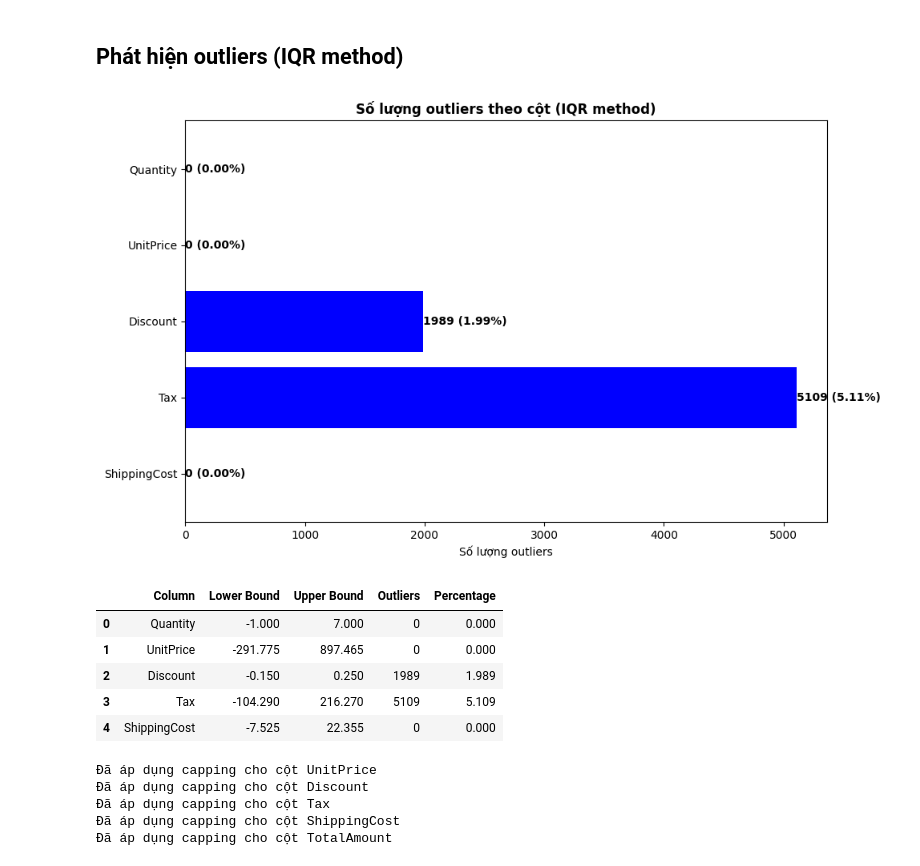
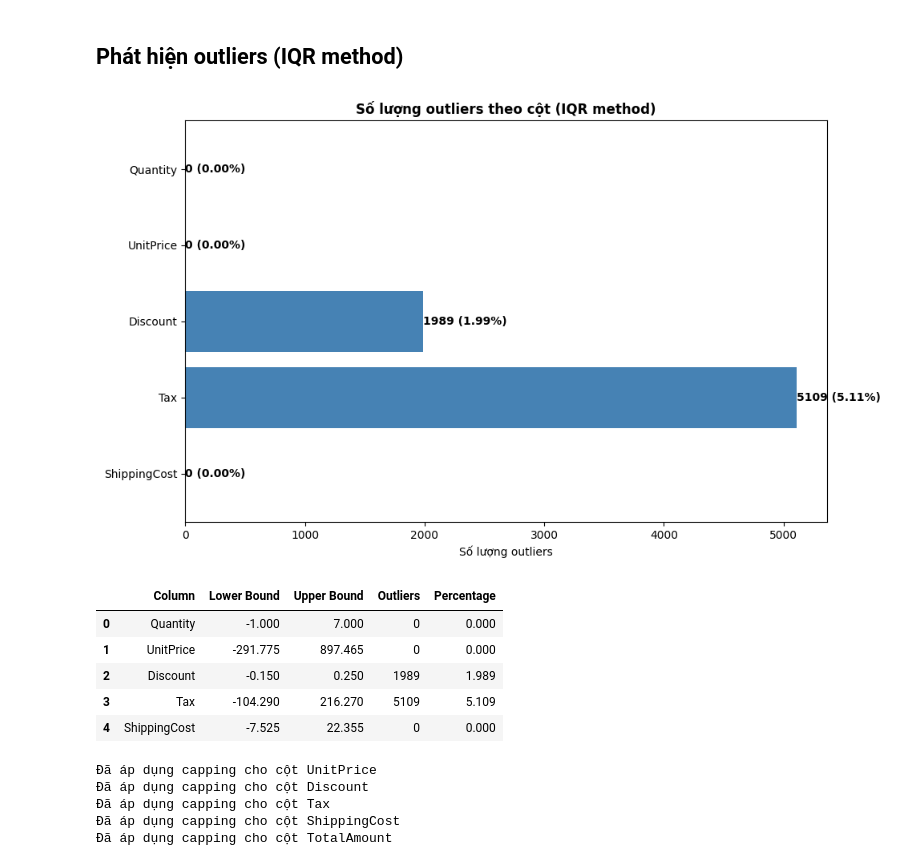
Before and after one commit to khoa2795/Final-Project, a Jupyter notebook: Final Project Folder/Final_Preprocessing.ipynb, the cells around one changed output. Drawn from its saved outputs; the diff is of its cells as text; code cells hidden in the pictures.

```diff
--- a/Final Project Folder/Final_Preprocessing.ipynb
+++ b/Final Project Folder/Final_Preprocessing.ipynb
@@ -161,35 +161,35 @@ def detect_outliers_iqr(data, column):
     lower_bound = Q1 - 1.5 * IQR
     upper_bound = Q3 + 1.5 * IQR
     outliers = data[(data[column] < lower_bound) | (data[column] > upper_bound)]
     return outliers, lower_bound, upper_bound
 
 numeric_cols = ['Quantity', 'UnitPrice', 'Discount', 'Tax', 'ShippingCost']
 outlier_summary = []
 for col in numeric_cols:
     outliers, lower, upper = detect_outliers_iqr(df, col)
     outlier_summary.append({
         'Column': col,
         'Lower Bound': lower,
         'Upper Bound': upper,
         'Outliers': len(outliers),
         'Percentage': len(outliers) / len(df) * 100
     })
 
 outlier_df = pd.DataFrame(outlier_summary)
 fig, ax = plt.subplots(figsize=(10, 6))
-ax.barh(outlier_df['Column'], outlier_df['Outliers'], color='blue')
+ax.barh(outlier_df['Column'], outlier_df['Outliers'], color='steelblue')
 ax.set_title('Số lượng outliers theo cột (IQR method)', fontweight='bold')
 ax.set_xlabel('Số lượng outliers')
 ax.invert_yaxis()
 for i, v in enumerate(outlier_df['Outliers']):
     ax.text(v, i, f'{v} ({outlier_df.iloc[i]["Percentage"]:.2f}%)',
             va='center', fontweight='bold')
 plt.tight_layout()
 plt.show()
 
 outlier_df
 # %% [output]
-[figure, old version]
+[figure, new version]
 |  | Column | Lower Bound | Upper Bound | Outliers | Percentage |
 | 0 | Quantity | -1.000 | 7.000 | 0 | 0.000 |
 | 1 | UnitPrice | -291.775 | 897.465 | 0 | 0.000 |
```
Also changed, not shown: 1 other file.
